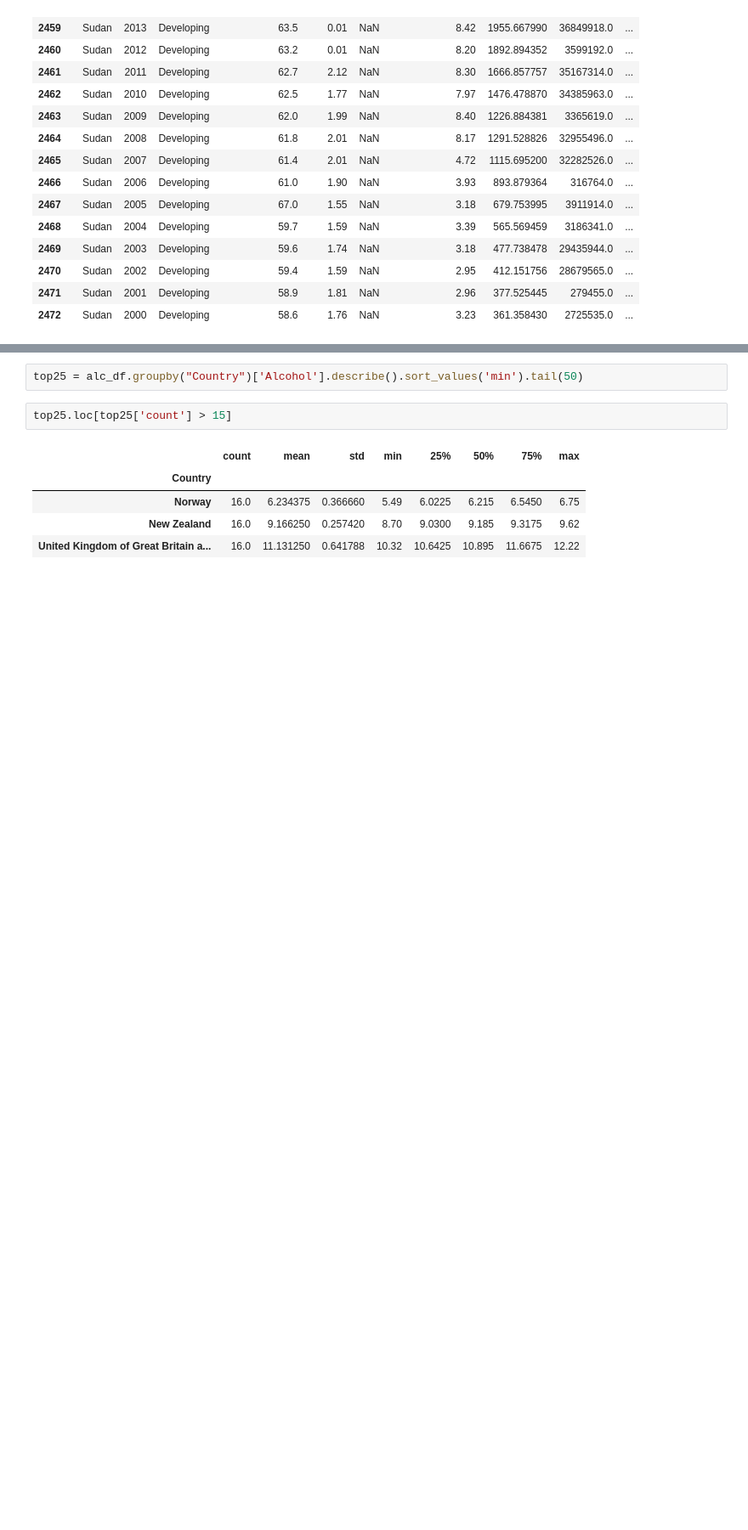
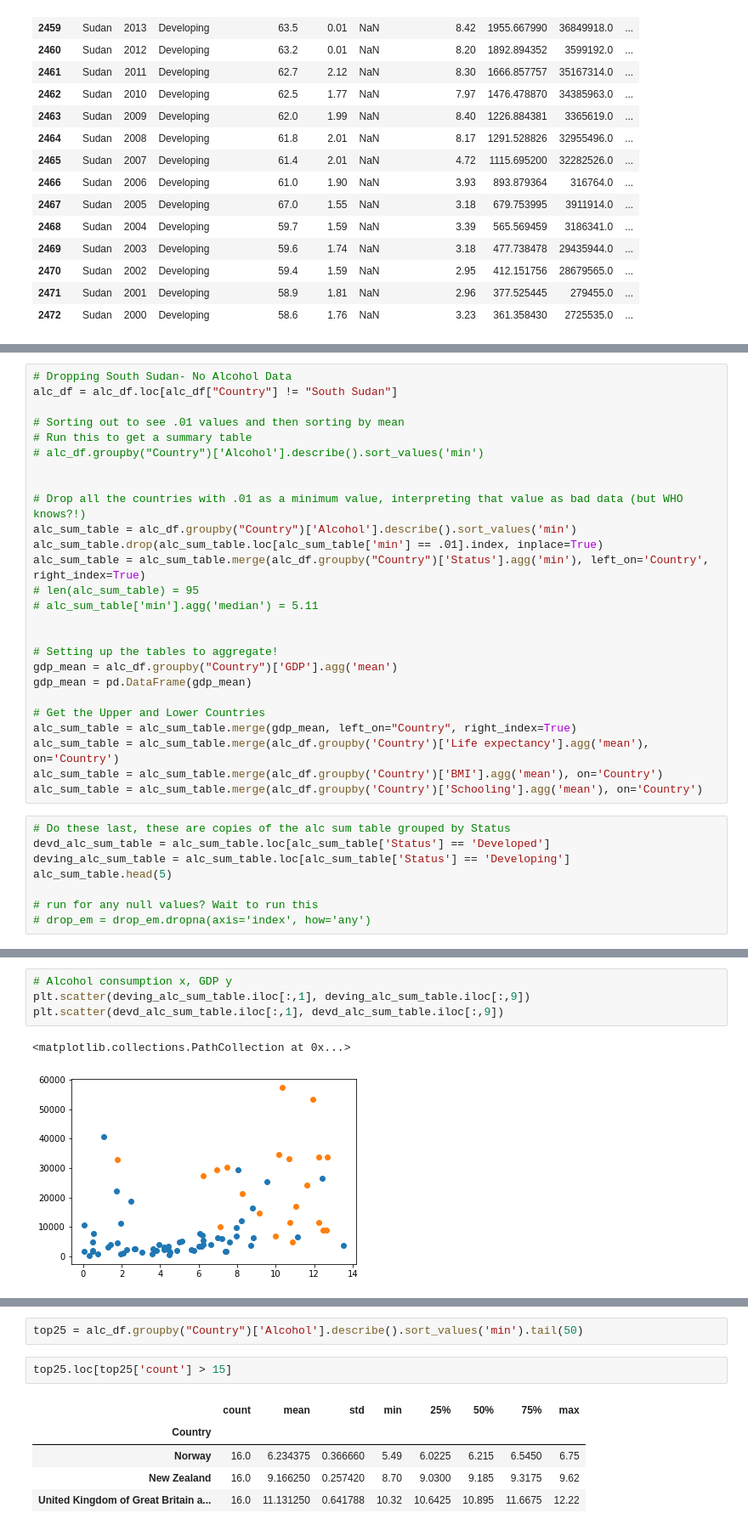
Before and after one commit to joshuadroid/tiger_team_project, a Jupyter notebook: joshfile.ipynb, the cells around one changed output, grey strips where cells are left out. Shown at 85% size. Saved outputs shown, nothing was run; the diff lists cells and outputs as text; blank space fills up the shorter version.

```diff
--- a/joshfile.ipynb
+++ b/joshfile.ipynb
@@ -219,0 +163,34 @@ Name: Alcohol, dtype: float64
+# %%
+# Dropping South Sudan- No Alcohol Data
+alc_df = alc_df.loc[alc_df["Country"] != "South Sudan"]
+
+# Sorting out to see .01 values and then sorting by mean
+# Run this to get a summary table
+# alc_df.groupby("Country")['Alcohol'].describe().sort_values('min')
+
+
+# Drop all the countries with .01 as a minimum value, interpreting that value as bad data (but WHO knows?!)
+alc_sum_table = alc_df.groupby("Country")['Alcohol'].describe().sort_values('min')
+alc_sum_table.drop(alc_sum_table.loc[alc_sum_table['min'] == .01].index, inplace=True)
+alc_sum_table = alc_sum_table.merge(alc_df.groupby("Country")['Status'].agg('min'), left_on='Country', right_index=True)
+# len(alc_sum_table) = 95
+# alc_sum_table['min'].agg('median') = 5.11
+
+
+# Setting up the tables to aggregate!
+gdp_mean = alc_df.groupby("Country")['GDP'].agg('mean')
+gdp_mean = pd.DataFrame(gdp_mean)
+
+# Get the Upper and Lower Countries
+alc_sum_table = alc_sum_table.merge(gdp_mean, left_on="Country", right_index=True)
+alc_sum_table = alc_sum_table.merge(alc_df.groupby('Country')['Life expectancy'].agg('mean'), on='Country')
+alc_sum_table = alc_sum_table.merge(alc_df.groupby('Country')['BMI'].agg('mean'), on='Country')
+alc_sum_table = alc_sum_table.merge(alc_df.groupby('Country')['Schooling'].agg('mean'), on='Country')
+# %%
+# Do these last, these are copies of the alc sum table grouped by Status
+devd_alc_sum_table = alc_sum_table.loc[alc_sum_table['Status'] == 'Developed']
+deving_alc_sum_table = alc_sum_table.loc[alc_sum_table['Status'] == 'Developing']
+alc_sum_table.head(5)
+
+# run for any null values? Wait to run this
+# drop_em = drop_em.dropna(axis='index', how='any')
@@ -219,0 +205,7 @@ Name: Alcohol, dtype: float64
+# %%
+# Alcohol consumption x, GDP y
+plt.scatter(deving_alc_sum_table.iloc[:,1], deving_alc_sum_table.iloc[:,9])
+plt.scatter(devd_alc_sum_table.iloc[:,1], devd_alc_sum_table.iloc[:,9])
+# %% [output]
+<matplotlib.collections.PathCollection at 0x...>
+[figure, added]
```
Also changed, not shown: parts of 18 cells of this notebook.
